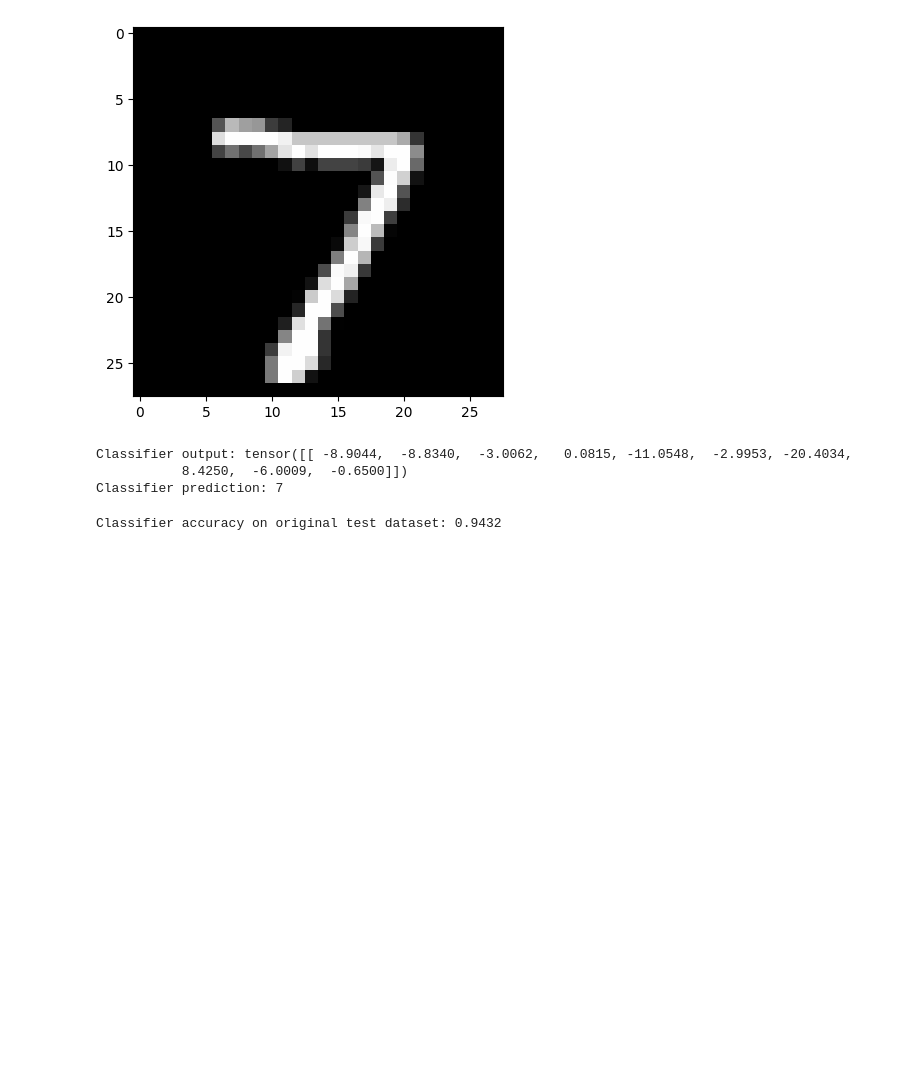
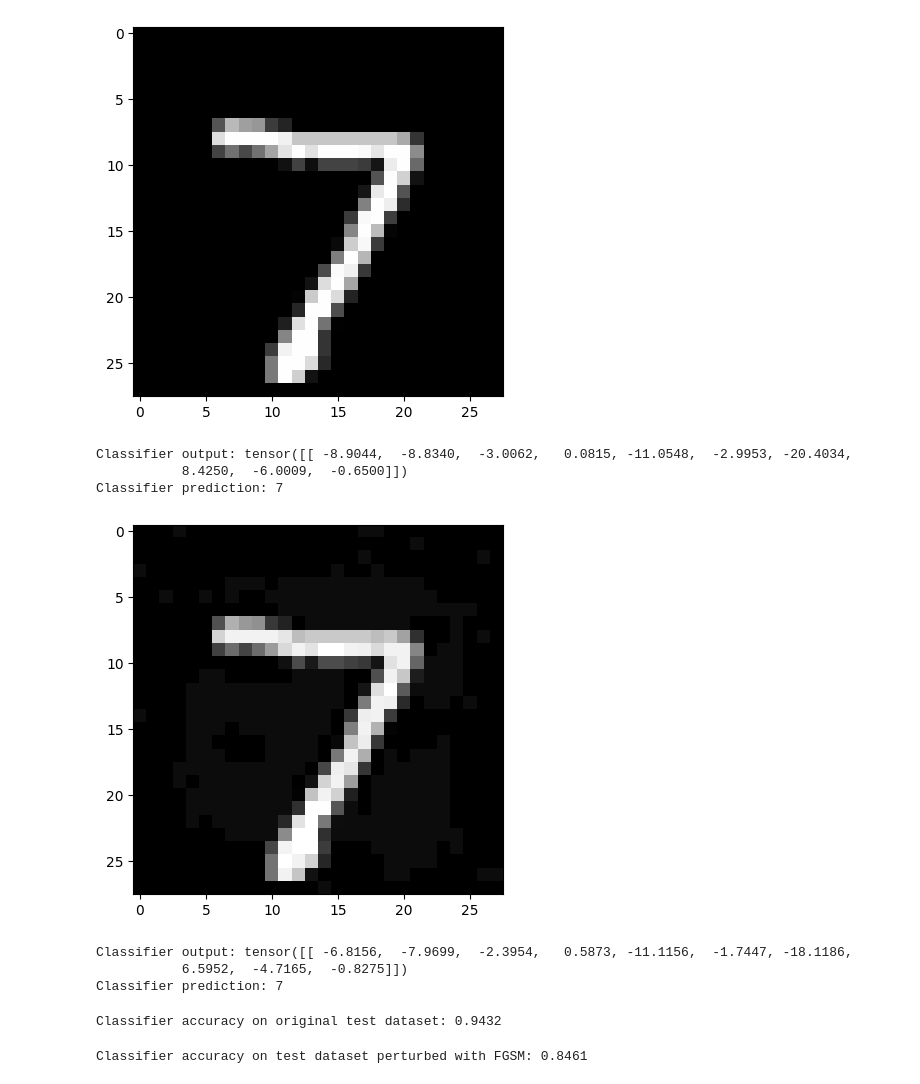
Before and after one commit to PBales1/Provably_Robust_DNN, a Jupyter notebook: adversarial.ipynb, the cells around one changed output. Saved outputs shown, nothing was run; the diff lists cells and outputs as text; code cells hidden in the pictures; blank space fills up the shorter version.

```diff
--- a/adversarial.ipynb
+++ b/adversarial.ipynb
@@ -490,7 +490,7 @@ def robust_train(net, criterion, trainloader, eps, lr=0.001):
     '''
     optimizer = optim.Adam(net.parameters(), lr=lr)
 
-    for epoch in range(1):
+    for epoch in range(3):
         for i, data in enumerate(trainloader, 0):
             for param_group in optimizer.param_groups:
                 param_group['lr'] = lr * 0.5 ** (epoch)
@@ -567,6 +567,20 @@ print('Classifier prediction:', torch.argmax(out).item())
 Classifier output: tensor([[ -8.9044,  -8.8340,  -3.0062,   0.0815, -11.0548,  -2.9953, -20.4034,
            8.4250,  -6.0009,  -0.6500]])
 Classifier prediction: 7
+# %%
+# We are using the same sample input x as before.
+x.requires_grad = True
+x_prime = FGSM(x, labels, net, eps)
+imshow(x_prime[0,0].cpu())
+out = net(x_prime)
+
+print('Classifier output:', out.data)
+print('Classifier prediction:', torch.argmax(out).item())
+# %% [output]
+[figure, added]
+Classifier output: tensor([[ -6.8156,  -7.9699,  -2.3954,   0.5873, -11.1156,  -1.7447, -18.1186,
+           6.5952,  -4.7165,  -0.8275]])
+Classifier prediction: 7
 # %%
 def accuracy(net, testloader):
     '''
@@ -590,0 +623,4 @@ Classifier accuracy on original test dataset: 0.9432
+# %%
+print('Classifier accuracy on test dataset perturbed with FGSM:', accuracy_on_FGSM(net, testloader, eps))
+# %% [output]
+Classifier accuracy on test dataset perturbed with FGSM: 0.8461
```
Also changed, not shown: parts of 1 cell of this notebook, 1 other file.
